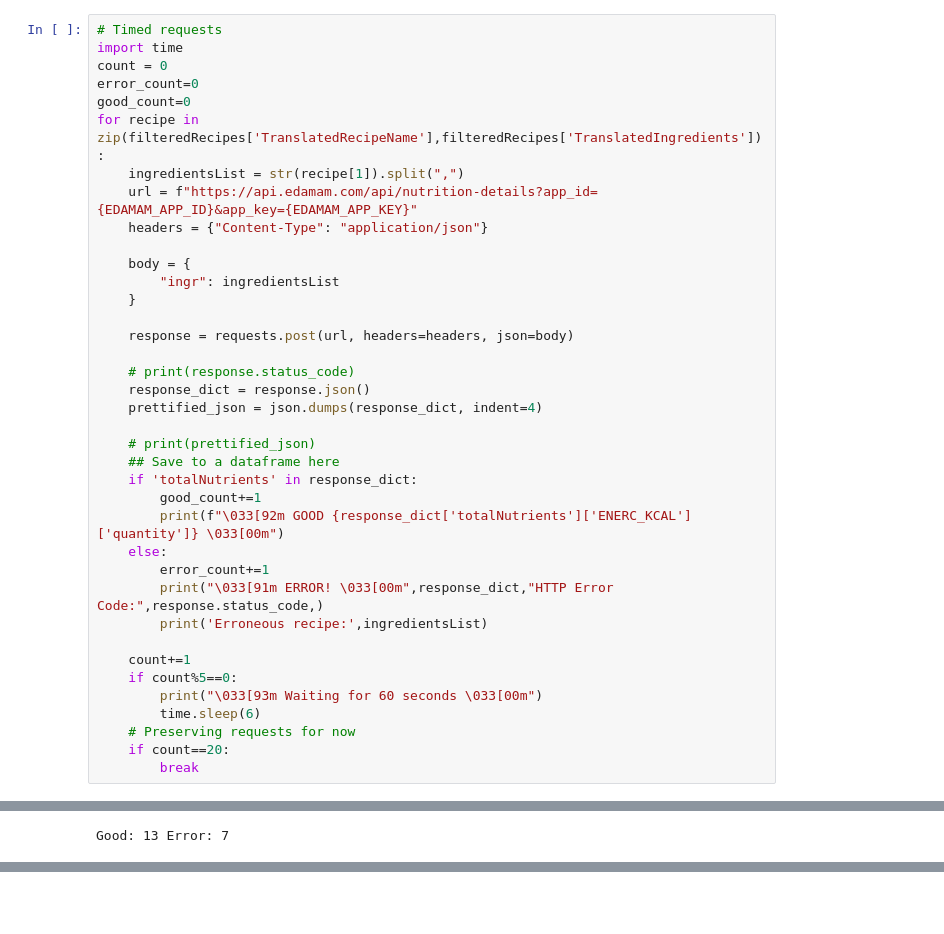
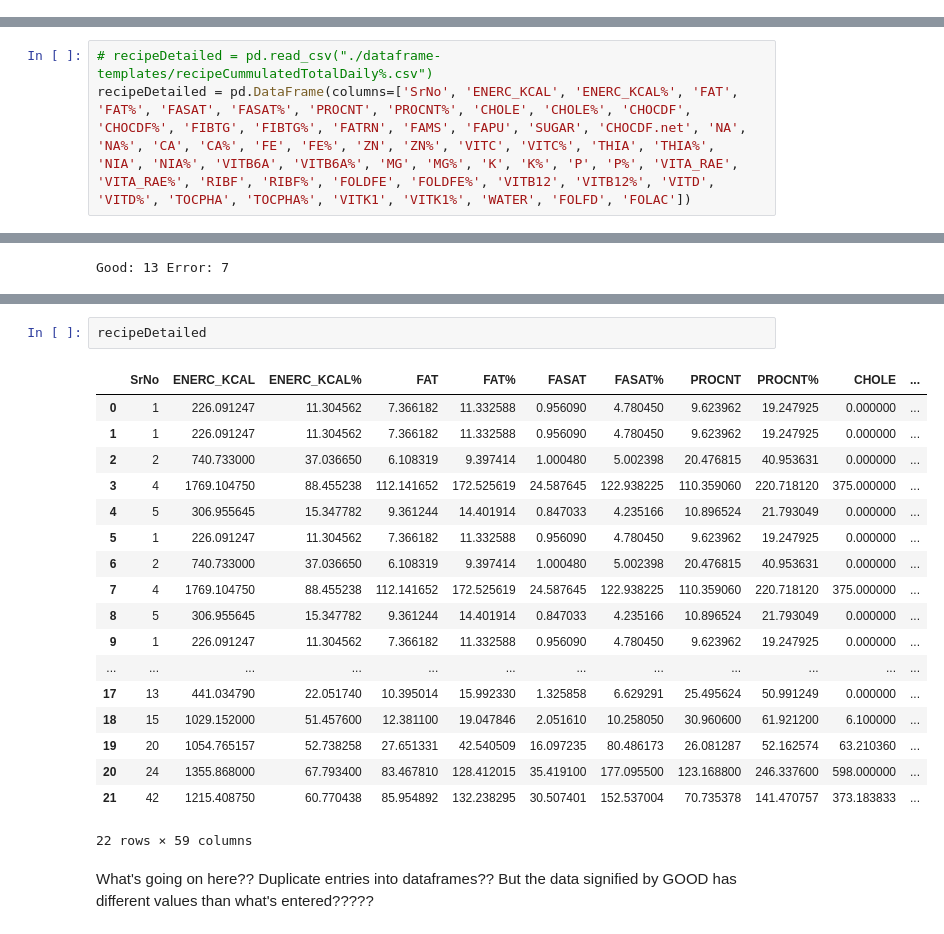
Before and after one commit to Sayed-Afnan-Khazi/cd-proj-demo-prod, a Jupyter notebook: dev.ipynb, the cells around one changed output, grey strips where cells are left out. Saved outputs shown, nothing was run; the diff lists cells and outputs as text; blank space fills up the shorter version.

```diff
--- a/dev.ipynb
+++ b/dev.ipynb
@@ -520,40 +528,2 @@ Dataframe Design: Dataframe 2:
 | -------- | ---------- | --- | ----- | ----- | ---- | ---- | ------ | ---------- | ----- | ----- | ------ | ----- | -- | -- | -- | - | -- | -- | - | -------- | ---- | ---- | ---- | --- | ------ | ------ | ----- | ----- | ------ | ---- | ------ | ----- | ----- | ----------- | ---- | ------ | ------- | ------ | ------- | ------ | --- | -- | -- | - | -- | -- | - | --------- | ---- | ----- | ----- | ---- | ------- | ------- | ------- | ----- | ------- | ------ |
 |          |            |     |       |       |      |      |        |            |       |       |        |       |    |    |    |   |    |    |   |          |      |      |      |     |        |        |       |       |        |      |        |       |       |             |      |        |         |        |         |        |     |    |    |   |    |    |   |           |      |       |       |      |        |        |         |       |         |        |
-# %%
-# Timed requests
-import time
-count = 0
-error_count=0
-good_count=0
-for recipe in zip(filteredRecipes['TranslatedRecipeName'],filteredRecipes['TranslatedIngredients']):
-    ingredientsList = str(recipe[1]).split(",")
-    url = f"https://api.edamam.com/api/nutrition-details?app_id={EDAMAM_APP_ID}&app_key={EDAMAM_APP_KEY}"
-    headers = {"Content-Type": "application/json"}
-
-    body = {
-        "ingr": ingredientsList
-    }
-
-    response = requests.post(url, headers=headers, json=body)
-
-    # print(response.status_code)
-    response_dict = response.json()
-    prettified_json = json.dumps(response_dict, indent=4)
-
-    # print(prettified_json)
-    ## Save to a dataframe here
-    if 'totalNutrients' in response_dict:
-        good_count+=1
-        print(f"\033[92m GOOD {response_dict['totalNutrients']['ENERC_KCAL']['quantity']} \033[00m")
-    else:
-        error_count+=1
-        print("\033[91m ERROR! \033[00m",response_dict,"HTTP Error Code:",response.status_code,)
-        print('Erroneous recipe:',ingredientsList)
-
-    count+=1
-    if count%5==0:
-        print("\033[93m Waiting for 60 seconds \033[00m")
-        time.sleep(6)
-    # Preserving requests for now
-    if count==20:
-        break
@@ -579,0 +530,3 @@ uh oh, roadblock?? [Help link I found](https://developer.edamam.com/api/faq#:~:t
+# %%
+# recipeDetailed = pd.read_csv("./dataframe-templates/recipeCummulatedTotalDaily%.csv")
+recipeDetailed = pd.DataFrame(columns=['SrNo', 'ENERC_KCAL', 'ENERC_KCAL%', 'FAT', 'FAT%', 'FASAT', 'FASAT%', 'PROCNT', 'PROCNT%', 'CHOLE', 'CHOLE%', 'CHOCDF', 'CHOCDF%', 'FIBTG', 'FIBTG%', 'FATRN', 'FAMS', 'FAPU', 'SUGAR', 'CHOCDF.net', 'NA', 'NA%', 'CA', 'CA%', 'FE', 'FE%', 'ZN', 'ZN%', 'VITC', 'VITC%', 'THIA', 'THIA%', 'NIA', 'NIA%', 'VITB6A', 'VITB6A%', 'MG', 'MG%', 'K', 'K%', 'P', 'P%', 'VITA_RAE', 'VITA_RAE%', 'RIBF', 'RIBF%', 'FOLDFE', 'FOLDFE%', 'VITB12', 'VITB12%', 'VITD', 'VITD%', 'TOCPHA', 'TOCPHA%', 'VITK1', 'VITK1%', 'WATER', 'FOLFD', 'FOLAC'])
@@ -583,0 +671,23 @@ Good: 13 Error: 7
+# %%
+recipeDetailed
+# %% [output]
+|  | SrNo | ENERC_KCAL | ENERC_KCAL% | FAT | FAT% | FASAT | FASAT% | PROCNT | PROCNT% | CHOLE | ... |
+| 0 | 1 | 226.091247 | 11.304562 | 7.366182 | 11.332588 | 0.956090 | 4.780450 | 9.623962 | 19.247925 | 0.000000 | ... |
+| 1 | 1 | 226.091247 | 11.304562 | 7.366182 | 11.332588 | 0.956090 | 4.780450 | 9.623962 | 19.247925 | 0.000000 | ... |
+| 2 | 2 | 740.733000 | 37.036650 | 6.108319 | 9.397414 | 1.000480 | 5.002398 | 20.476815 | 40.953631 | 0.000000 | ... |
+| 3 | 4 | 1769.104750 | 88.455238 | 112.141652 | 172.525619 | 24.587645 | 122.938225 | 110.359060 | 220.718120 | 375.000000 | ... |
+| 4 | 5 | 306.955645 | 15.347782 | 9.361244 | 14.401914 | 0.847033 | 4.235166 | 10.896524 | 21.793049 | 0.000000 | ... |
+| 5 | 1 | 226.091247 | 11.304562 | 7.366182 | 11.332588 | 0.956090 | 4.780450 | 9.623962 | 19.247925 | 0.000000 | ... |
+| 6 | 2 | 740.733000 | 37.036650 | 6.108319 | 9.397414 | 1.000480 | 5.002398 | 20.476815 | 40.953631 | 0.000000 | ... |
+| 7 | 4 | 1769.104750 | 88.455238 | 112.141652 | 172.525619 | 24.587645 | 122.938225 | 110.359060 | 220.718120 | 375.000000 | ... |
+| 8 | 5 | 306.955645 | 15.347782 | 9.361244 | 14.401914 | 0.847033 | 4.235166 | 10.896524 | 21.793049 | 0.000000 | ... |
+| 9 | 1 | 226.091247 | 11.304562 | 7.366182 | 11.332588 | 0.956090 | 4.780450 | 9.623962 | 19.247925 | 0.000000 | ... |
+| ... | ... | ... | ... | ... | ... | ... | ... | ... | ... | ... | ... |
+| 17 | 13 | 441.034790 | 22.051740 | 10.395014 | 15.992330 | 1.325858 | 6.629291 | 25.495624 | 50.991249 | 0.000000 | ... |
+| 18 | 15 | 1029.152000 | 51.457600 | 12.381100 | 19.047846 | 2.051610 | 10.258050 | 30.960600 | 61.921200 | 6.100000 | ... |
+| 19 | 20 | 1054.765157 | 52.738258 | 27.651331 | 42.540509 | 16.097235 | 80.486173 | 26.081287 | 52.162574 | 63.210360 | ... |
+| 20 | 24 | 1355.868000 | 67.793400 | 83.467810 | 128.412015 | 35.419100 | 177.095500 | 123.168800 | 246.337600 | 598.000000 | ... |
+| 21 | 42 | 1215.408750 | 60.770438 | 85.954892 | 132.238295 | 30.507401 | 152.537004 | 70.735378 | 141.470757 | 373.183833 | ... |
+22 rows × 59 columns
+# %% [markdown]
+What's going on here?? Duplicate entries into dataframes?? But the data signified by GOOD has different values than what's entered?????
```
Also changed, not shown: parts of 12 cells of this notebook, 4 other files.
